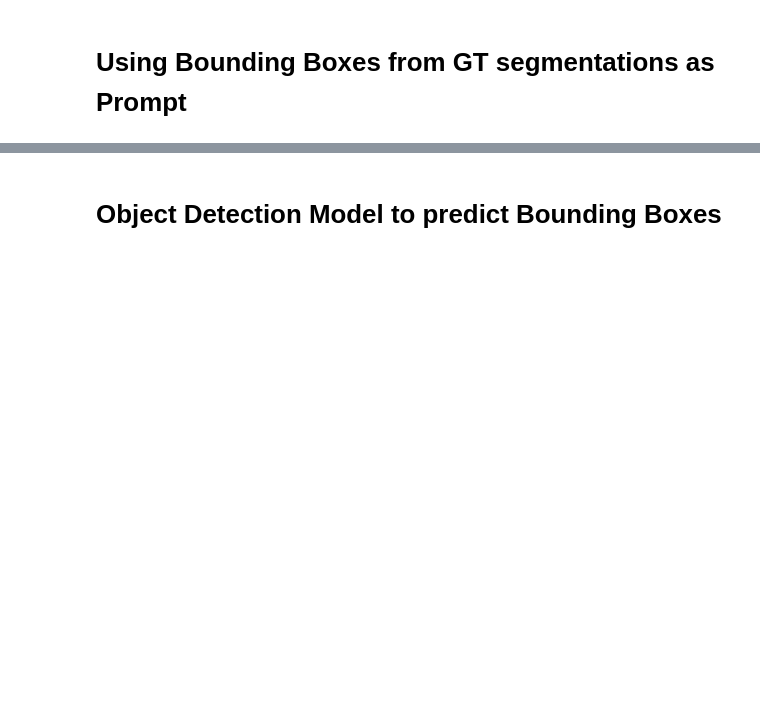
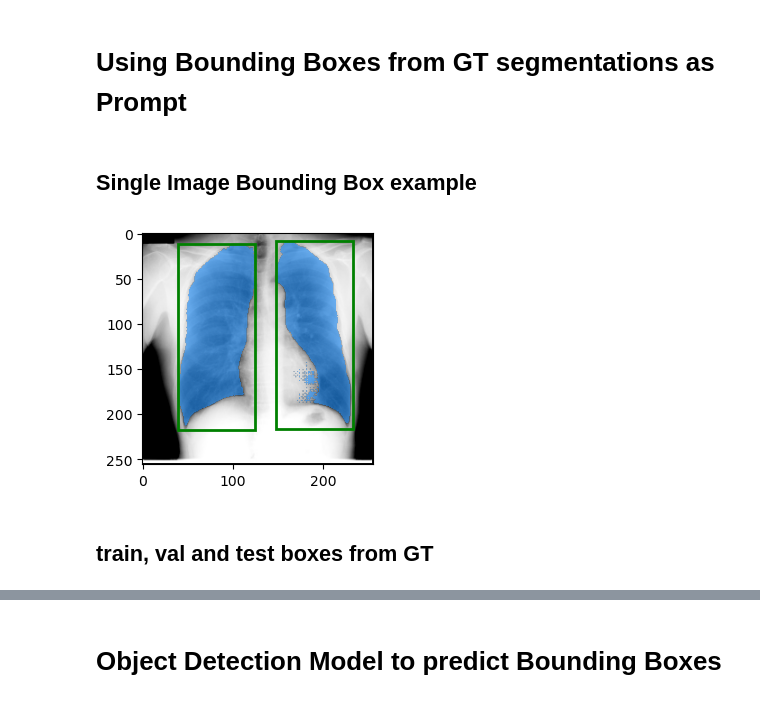
Before and after one commit to JulianBarraganG/SAM, a Jupyter notebook: sam_lung_xrays-1.ipynb, the cells around one changed output, grey strips where cells are left out. Saved outputs shown, nothing was run; the diff lists cells and outputs as text; code cells hidden in the pictures; blank space fills up the shorter version.

Commit message:
Finished notebook with outputs

```diff
--- a/sam_lung_xrays-1.ipynb
+++ b/sam_lung_xrays-1.ipynb
@@ -314,3 +371,51 @@ print(f"Standard deviation: {std_f1:.4f}")
 # bonding box format [x0, y0, x1, y1]
 
 # TODO: Implement bounding box extraction from segmentation masks
+# %% [markdown]
+## Single Image Bounding Box example
+# %%
+# Calculate bounding box from ground truth mask
+def box_from_gt(mask):
+    """
+    Intended input: left gt and right gt
+    Returns: list bounding box
+    """
+    y, x = np.where(mask)
+    x0, x1 = x.min(), x.max()
+    y0, y1 = y.min(), y.max()
+    return [x0, y0, x1, y1]
+
+def calculate_bounding_box(mask):
+    """
+    Calculate bounding box from mask
+    """
+    left_gt, right_gt = mask.copy(), mask.copy()
+    left_gt[:, 128:] = 0
+    right_gt[:, :128] = 0
+    return box_from_gt(left_gt), box_from_gt(right_gt)
+# %%
+input_boxes = torch.tensor(calculate_bounding_box(example_mask), device=predictor.device)
+# %%
+predictor.set_image(example_img)
+transformed_boxes = predictor.transform.apply_boxes_torch(input_boxes, example_img.shape[:2])
+
+# This is a different predict method which takes transformed inputs
+masks, scores, logits = predictor.predict_torch(
+    point_coords=None,
+    point_labels=None,
+    multimask_output=False,
+    boxes=transformed_boxes
+)
+# %%
+plt.figure(figsize=(3,3))
+plt.imshow(example_img)
+for box in input_boxes:
+    show_box(box.cpu().numpy(), plt.gca())
+for mask in masks:
+    show_mask(mask.detach().cpu().numpy(), plt.gca())
+plt.axis('on')
+plt.show()
+# %% [output]
+[figure, added]
+# %% [markdown]
+## train, val and test boxes from GT
```
Also changed, not shown: parts of 30 cells of this notebook, 1 other file.
